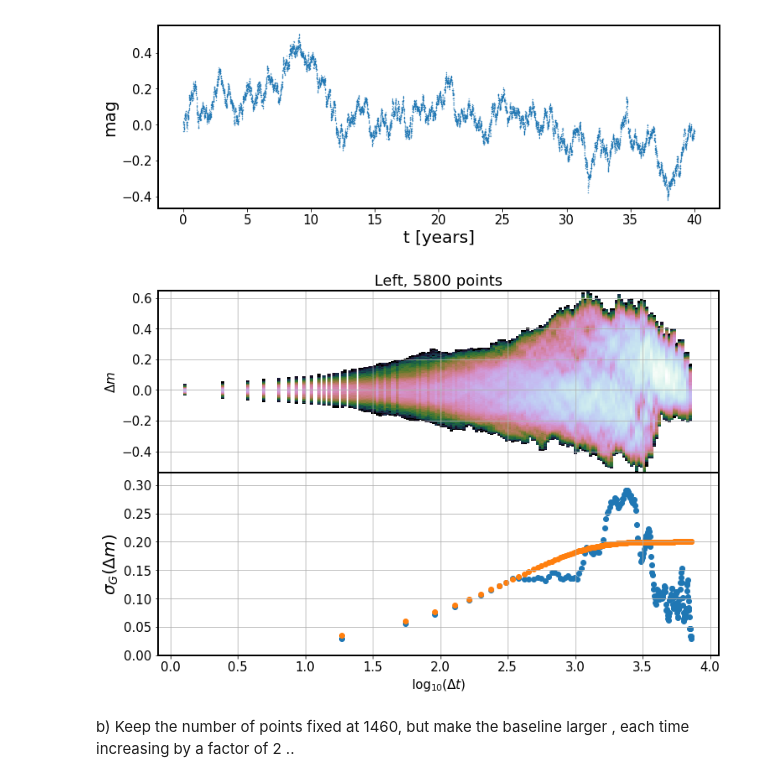
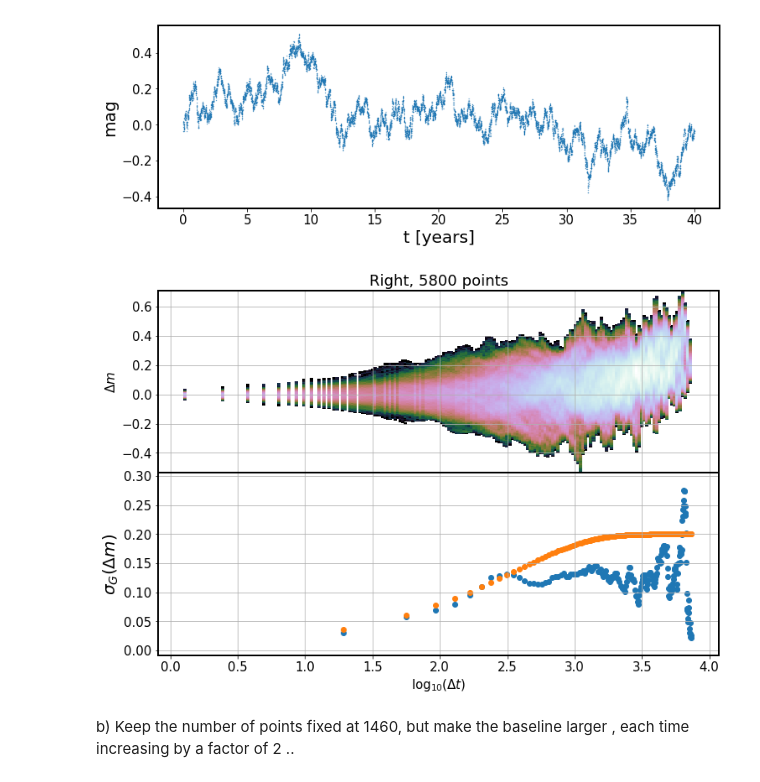
Before and after one commit to suberlak/DRW_Celerite, a Jupyter notebook: code/Celerite_fit_simulated_data.ipynb, the cells around one changed output. Cells and saved outputs as stored; diff of their text form; code cells hidden in the pictures.

```diff
--- a/code/Celerite_fit_simulated_data.ipynb
+++ b/code/Celerite_fit_simulated_data.ipynb
@@ -1498,3 +1498,5 @@ lc_dic = {'t' :t,  'y':y}
 np.save(outDir+'DRW_npoints_test_11680_pts'+str(i), lc_dic)
 # %% [output]
 [figure]
+# %%
+lc_dic = np.load('../data_products/Fig_Celerite_simulated_LC/2017-06-21/DRW_npoints_test_11680_pts2.npy').item()
@@ -1501,24 +1506,27 @@ np.save(outDir+'DRW_npoints_test_11680_pts'+str(i), lc_dic)
+# %%
+%matplotlib inline
+# Note : for 11600 points this makes arrays with length 6 mln !
+# It takes almost a minute to make ...
+delta_m = []; delta_t = []
+part = 'right'
+
+if part is 'full' :
+    y_sec = y;  t_sec = t
+
+if part is 'left' :
+    y_sec = y[:5800]  ;  t_sec = t[:5800]
+
+if part is 'right':
+    y_sec = y[5800:]  ;  t_sec = t[5800:]
+
+for j in range(len(y_sec)-1):
+    for k in range(j+1):
+        delta_t.append(t_sec[j+1]-t_sec[k])  # j from 1 and k<j
+        delta_m.append((y_sec[k]-y_sec[j+1]))
+#yerr_comb = np.sqrt(yerr**2.0 + yerr**2.0)
 # %%
-# Note : for 11600 points this makes arrays with length 6 mln !
-# It takes almost a minute to make ...
-delta_m = []; delta_t = []
-part = 'left'
-
-if part is 'full' :
-    y_sec = y;  t_sec = t
-
-if part is 'left' :
-    y_sec = y[:5800]  ;  t_sec = t[:5800]
-
-if part is 'right':
-    y_sec = y[5800:]  ;  t_sec = t[5800:]
-
-for j in range(len(y_sec)-1):
-    for k in range(j+1):
-        delta_t.append(t_sec[j+1]-t_sec[k])  # j from 1 and k<j
-        delta_m.append((y_sec[k]-y_sec[j+1]))
-yerr_comb = np.sqrt(yerr**2.0 + yerr**2.0)
-
+%matplotlib inline
+i = 2
 # Plot the raw data...
 import colorcet as cc
 from matplotlib.colors import ListedColormap
@@ -1549,34 +1557,34 @@ binned_tau = binned_statistic(delta_t, delta_t, statistic='mean', bins=nbins)
 #stdev_binned = binned_statistic(delta_t, delta_m, statistic = rms_std,
                                    #   bins=nbins)
 # Plot sigmaG  :
 sigmaG = lambda x : 0.7414 *(np.percentile(x,75) - np.percentile(x,25))
 binned_sigmaG= binned_statistic(delta_t, delta_m, statistic = sigmaG,
                                       bins=nbins)
 
 # Add theoretical SF ..
 def model_sf(t, sf_inf=0.2, tau = 575):
     br = 1.0-np.exp(-t/tau)
     sf = sf_inf * np.power(br,0.5)
     return sf
 
 ax[1].scatter(np.log10(binned_tau[0]), binned_sigmaG[0])
 ax[1].scatter(np.log10(binned_tau[0]), model_sf(binned_tau[0]))
 ax[1].grid()
 ax[1].set_xlabel(r'$\log_{10}(\Delta t )$', fontsize=15)
 ax[1].set_ylabel(r'$\sigma_{G}(\Delta m)$')
 
 fig.subplots_adjust(hspace=0)
 if part is 'full' :
     title = 'Full, 11600 points'
 if part is 'left' :
     title = 'Left, 5800 points'
 if part is 'right' :
     title = 'Right, 5800 points'
 
 ax[0].set_title(title)
 plt.savefig(outDir + 'DRW_npoints_test_SF_'+part+'_'+str(i)+'.png')
 # %% [output]
-[figure, old version]
+[figure, new version]
 # %% [markdown]
 b) Keep the number of points fixed at 1460,  but make the baseline larger , each time increasing by a factor of 2 ..
 # %%
```
Also changed, not shown: parts of 3 cells of this notebook, 2 other files.
